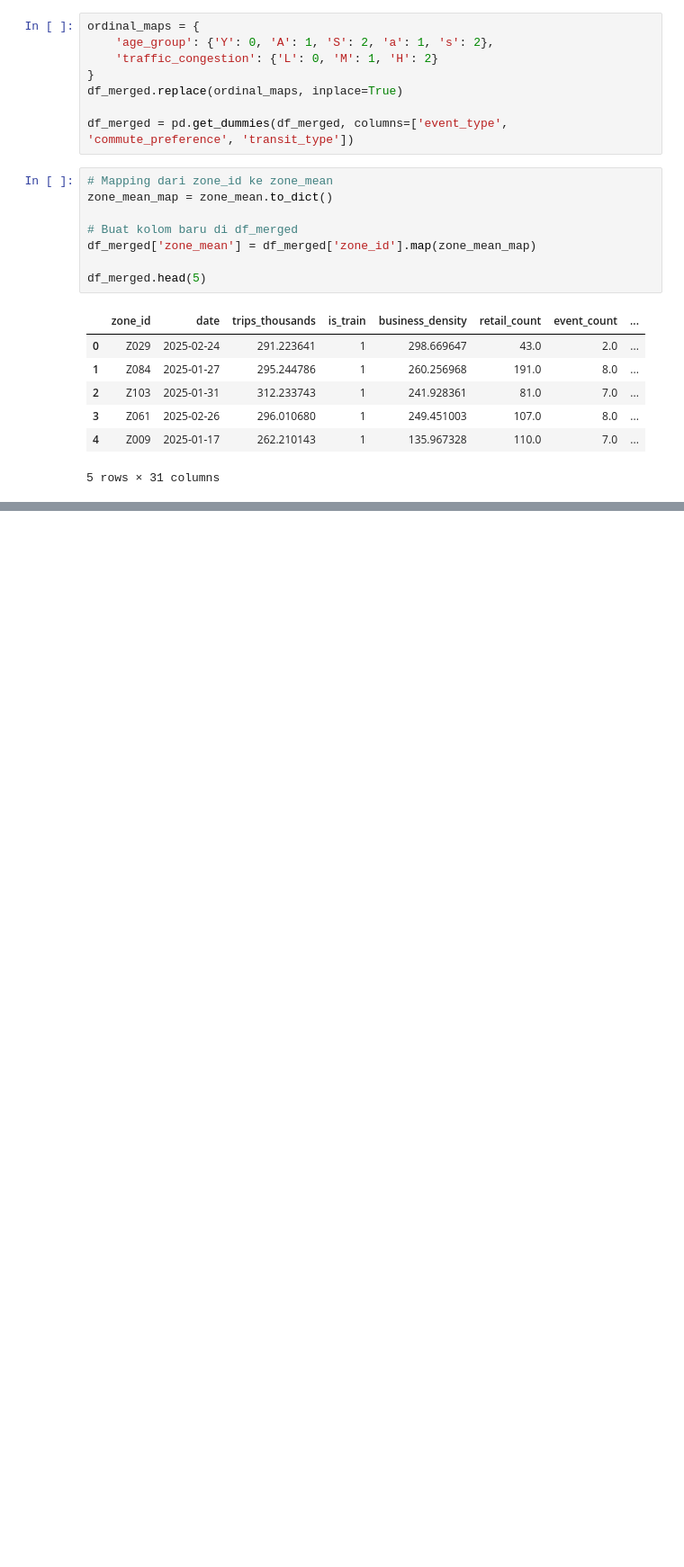
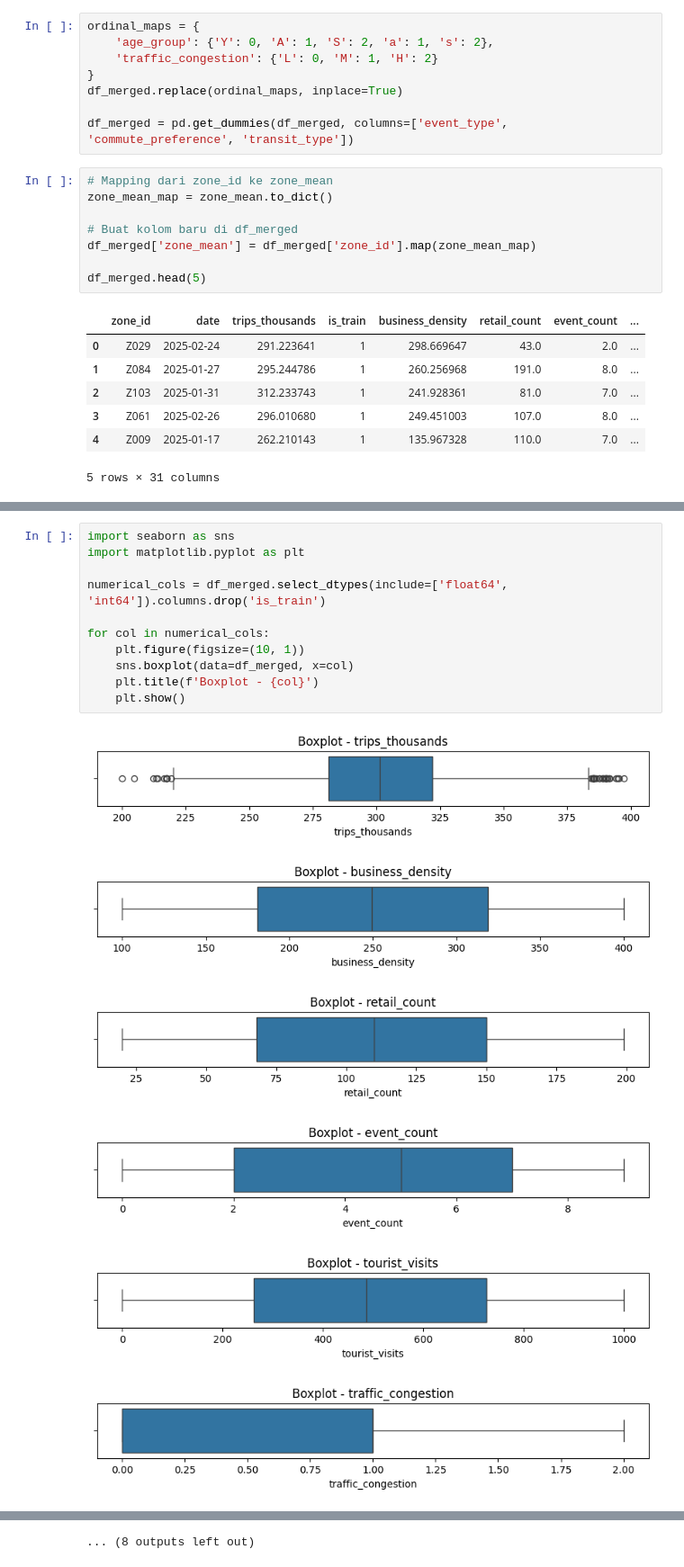
Before and after one commit to zhyuaann/CODE-Challenge, a Jupyter notebook: main.ipynb, the cells around one changed output, grey strips where cells are left out. Shown at 90% size. Drawn from its saved outputs; the diff is of its cells as text; blank space fills up the shorter version.

```diff
--- a/main.ipynb
+++ b/main.ipynb
@@ -476,0 +481,18 @@ df_merged.head(5)
+# %%
+import seaborn as sns
+import matplotlib.pyplot as plt
+
+numerical_cols = df_merged.select_dtypes(include=['float64', 'int64']).columns.drop('is_train')
+
+for col in numerical_cols:
+    plt.figure(figsize=(10, 1))
+    sns.boxplot(data=df_merged, x=col)
+    plt.title(f'Boxplot - {col}')
+    plt.show()
+# %% [output]
+[figure, added]
+[figure, added]
+[figure, added]
+[figure, added]
+[figure, added]
+[figure, added]
@@ -476,0 +505 @@ df_merged.head(5)
+... (8 outputs left out)
```
Also changed, not shown: parts of 69 cells of this notebook, 13 other files.
